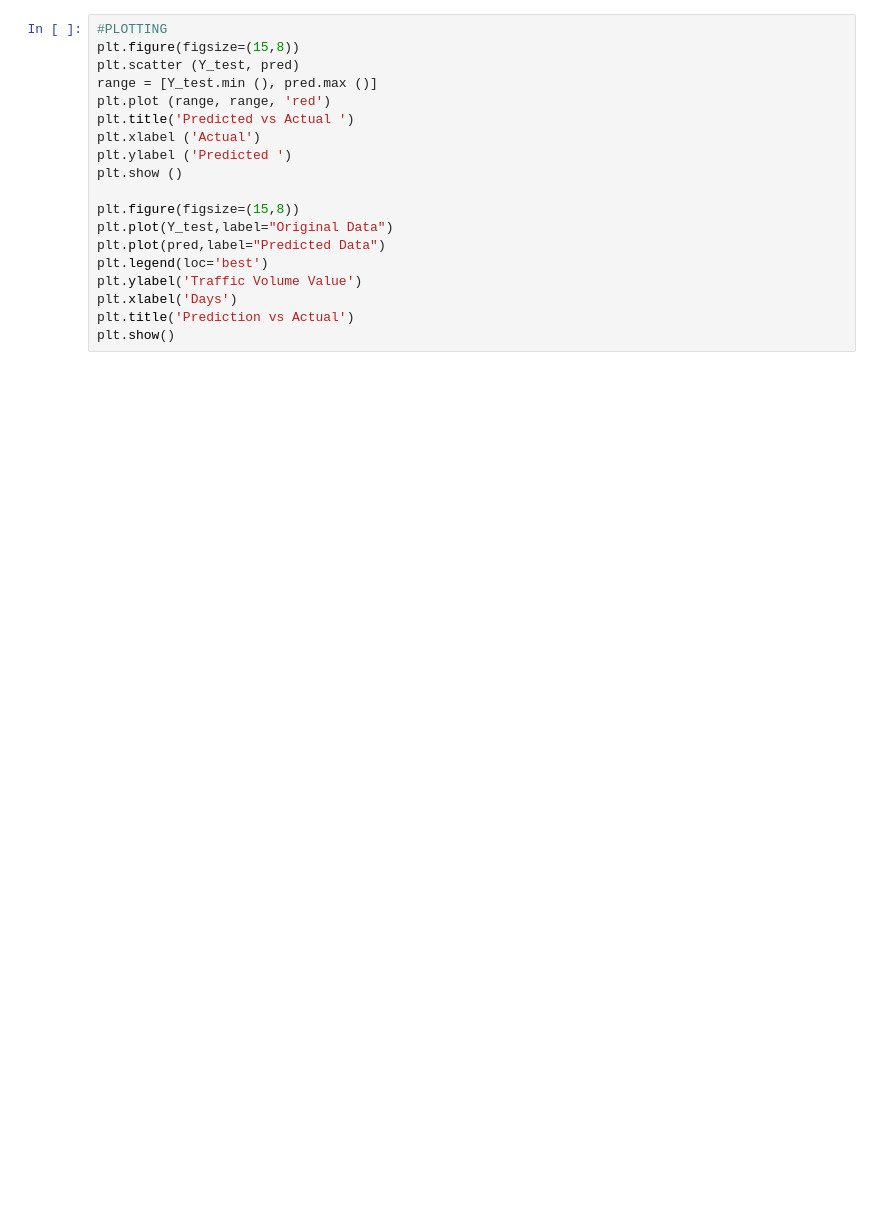
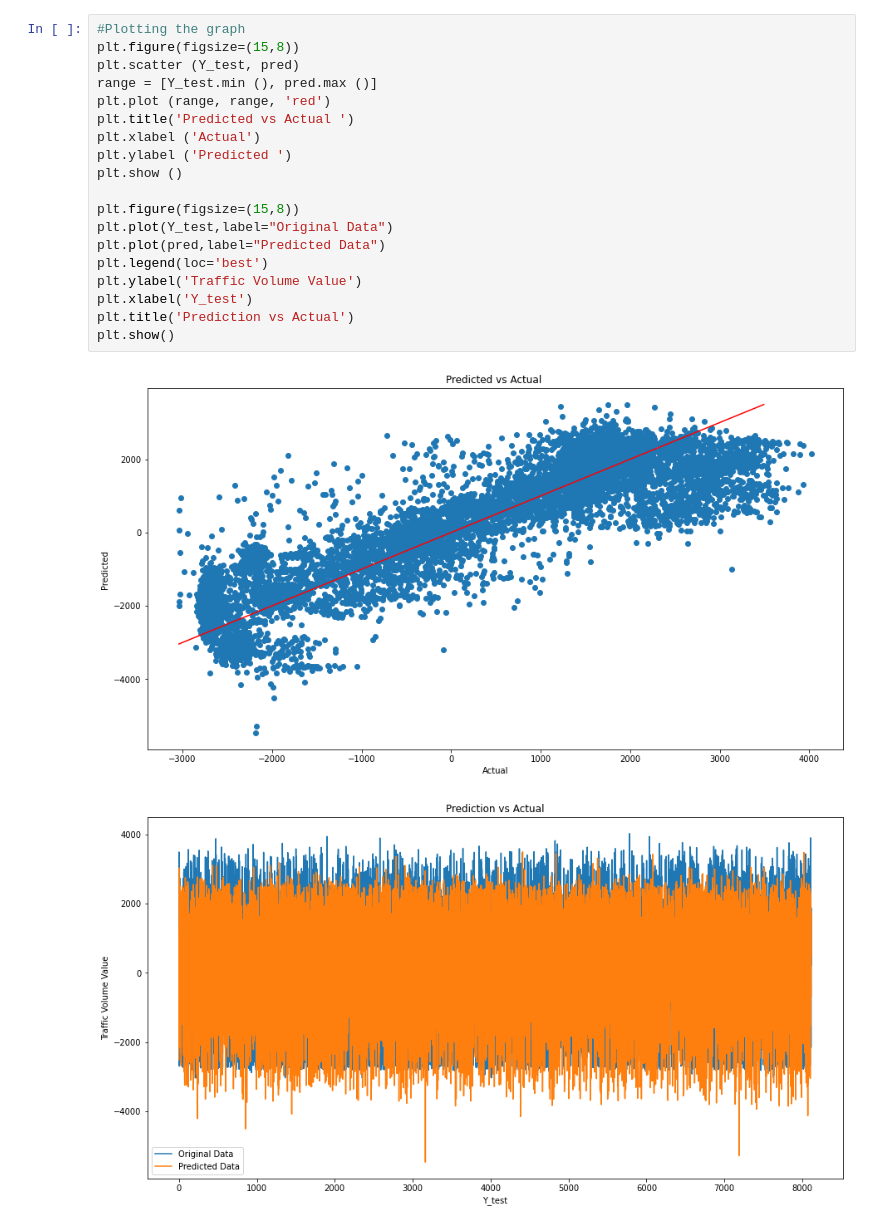
Before and after one commit to WeiChuen99/SVR-Regression, a Jupyter notebook: Regression.ipynb, the cells around one changed output. Saved outputs shown, nothing was run; the diff lists cells and outputs as text; blank space fills up the shorter version.

```diff
--- a/Regression.ipynb
+++ b/Regression.ipynb
@@ -193,19 +197,22 @@ with tf.Session() as sess:
 # %%
-#PLOTTING
+#Plotting the graph
 plt.figure(figsize=(15,8))
 plt.scatter (Y_test, pred)
 range = [Y_test.min (), pred.max ()]
 plt.plot (range, range, 'red')
 plt.title('Predicted vs Actual ')
 plt.xlabel ('Actual')
 plt.ylabel ('Predicted ')
 plt.show ()
 
 plt.figure(figsize=(15,8))
 plt.plot(Y_test,label="Original Data")
 plt.plot(pred,label="Predicted Data")
 plt.legend(loc='best')
 plt.ylabel('Traffic Volume Value')
-plt.xlabel('Days')
+plt.xlabel('Y_test')
 plt.title('Prediction vs Actual')
 plt.show()
+# %% [output]
+[figure, added]
+[figure, added]
```
Also changed, not shown: parts of 2 cells of this notebook.
